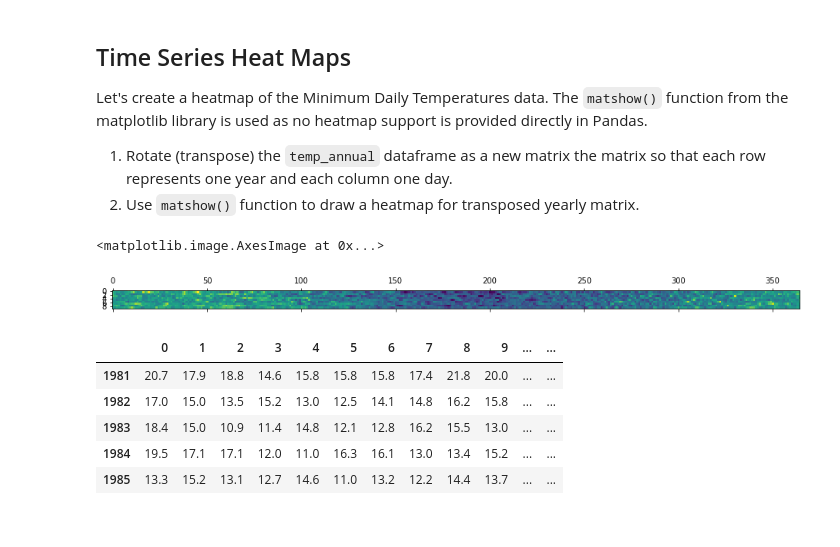
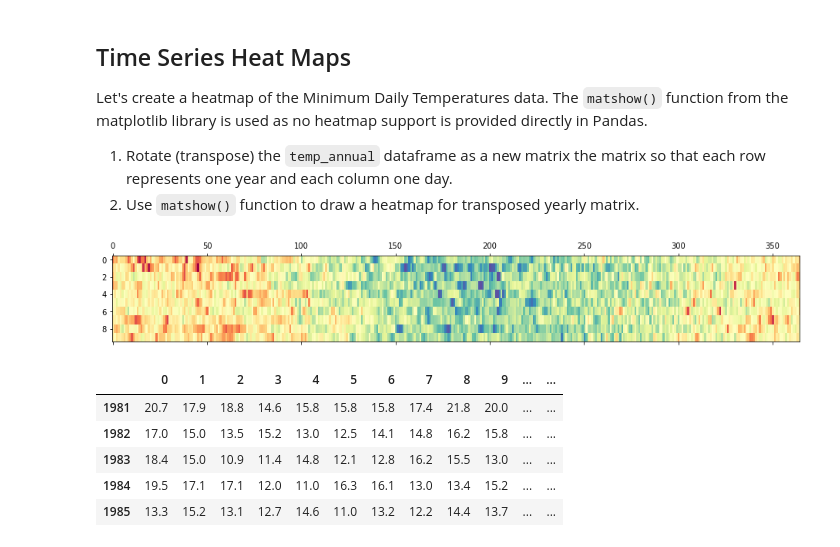
Before and after one commit to asafi1997/dsc-visualizing-time-series-data-lab-nyc-ds-060319, a Jupyter notebook: index.ipynb, the cells around one changed output. Saved outputs shown, nothing was run; the diff lists cells and outputs as text; code cells hidden in the pictures.

```diff
--- a/index.ipynb
+++ b/index.ipynb
@@ -212,10 +212,10 @@ Let's create a heatmap of the Minimum Daily Temperatures data. The `matshow()` f
 # %%
 ##### Transpose the yearly group DataFrame and draw a heatmap with matshow()
 new = new_df.T
-plt.matshow(new)
+plt.matshow( new, interpolation=None, aspect='auto', cmap=plt.cm.Spectral_r)
+plt.show()
 # %% [output]
-<matplotlib.image.AxesImage at 0x...>
-[figure, old version]
+[figure, new version]
 # %%
 new.head()
 # %% [output]
```
